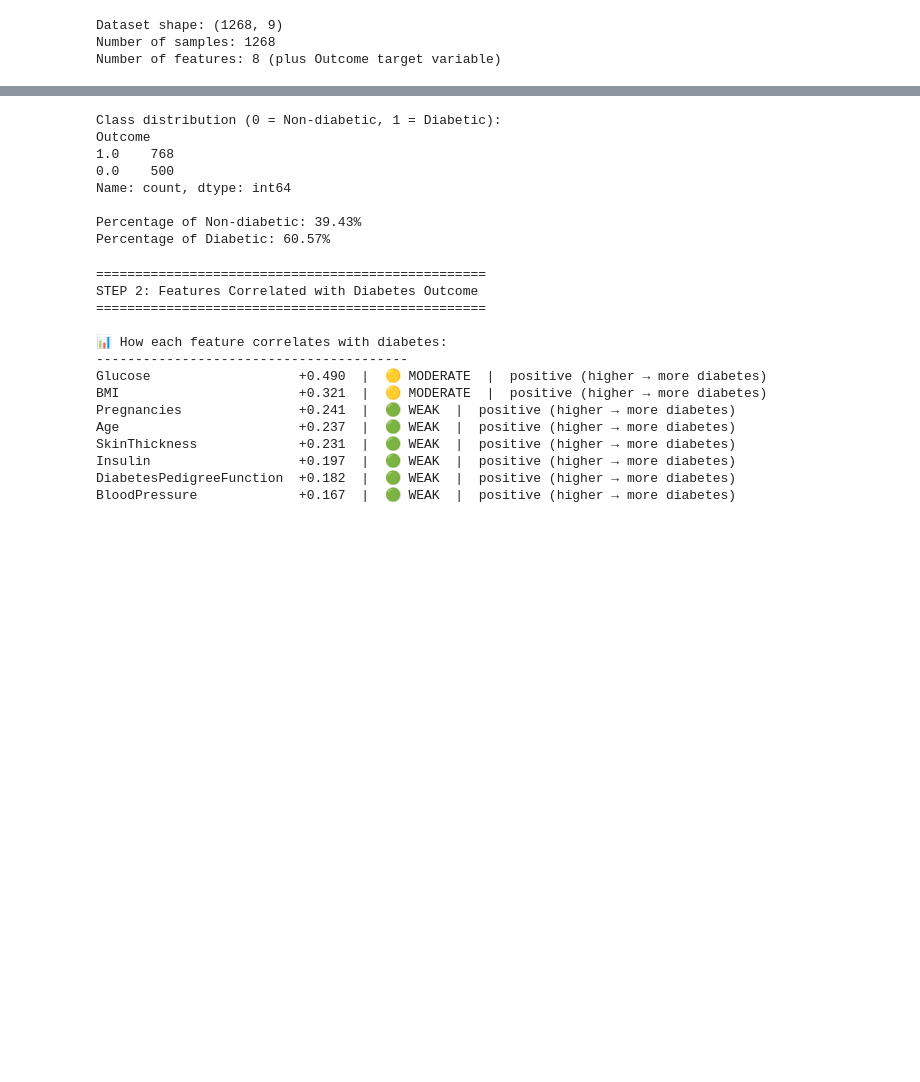
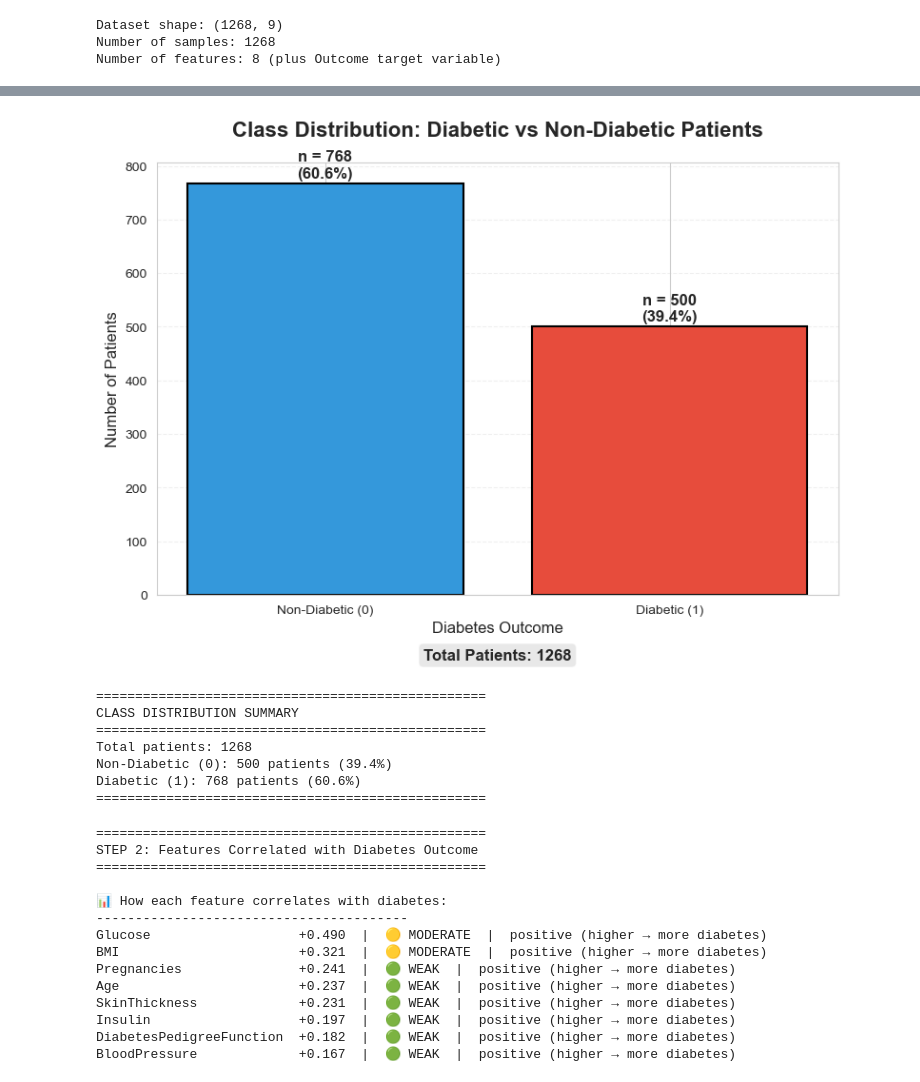
Before and after one commit to Kojo-blameless1/diabetes-prediction-ml, a Jupyter notebook: notebooks/ML_model.ipynb, the cells around one changed output, grey strips where cells are left out. Saved outputs shown, nothing was run; the diff lists cells and outputs as text; code cells hidden in the pictures; blank space fills up the shorter version.

```diff
--- a/notebooks/ML_model.ipynb
+++ b/notebooks/ML_model.ipynb
@@ -75,20 +76,68 @@ Summary statistics:
 | 75% | 7.000000 | 153.235122 | 80.629512 | 34.293428 | 150.478192 | 37.700000 | 0.670173 | 42.000000 | ... |
 | max | 18.000000 | 213.729681 | 122.000000 | 99.000000 | 846.000000 | 67.100000 | 2.420000 | 81.000000 | ... |
 # %%
-# Check for class balance
-print("Class distribution (0 = Non-diabetic, 1 = Diabetic):")
-print(df['Outcome'].value_counts())
-print(f"\nPercentage of Non-diabetic: {df['Outcome'].value_counts()[0]/len(df)*100:.2f}%")
-print(f"Percentage of Diabetic: {df['Outcome'].value_counts()[1]/len(df)*100:.2f}%")
+# ============================================
+# CLASS DISTRIBUTION BAR CHART
+# ============================================
+
+import matplotlib.pyplot as plt
+import seaborn as sns
+
+# Get class distribution
+class_counts = df['Outcome'].value_counts()
+class_percentages = df['Outcome'].value_counts(normalize=True) * 100
+
+# Create figure
+plt.figure(figsize=(8, 6))
+
+# Create bar chart
+bars = plt.bar(['Non-Diabetic (0)', 'Diabetic (1)'],
+               class_counts.values,
+               color=['#3498db', '#e74c3c'],
+               edgecolor='black',
+               linewidth=1.5)
+
+# Add value labels on top of bars
+for bar, count, percentage in zip(bars, class_counts.values, class_percentages.values):
+    height = bar.get_height()
+    plt.text(bar.get_x() + bar.get_width()/2., height + 5,
+             f'n = {count}\n({percentage:.1f}%)',
+             ha='center', va='bottom', fontsize=12, fontweight='bold')
+
+# Customize chart
+plt.title('Class Distribution: Diabetic vs Non-Diabetic Patients',
+          fontsize=16, fontweight='bold', pad=20)
+plt.ylabel('Number of Patients', fontsize=12)
+plt.xlabel('Diabetes Outcome', fontsize=12)
+plt.grid(axis='y', alpha=0.3, linestyle='--')
+
+# Add a text box with total count
+total = len(df)
+plt.text(0.5, -0.15, f'Total Patients: {total}',
+         transform=plt.gca().transAxes,
+         ha='center', fontsize=12, fontweight='bold',
+         bbox=dict(boxstyle='round', facecolor='lightgray', alpha=0.5))
+
+plt.tight_layout()
+plt.show()
+
+# Print summary statistics
+print("\n" + "="*50)
+print("CLASS DISTRIBUTION SUMMARY")
+print("="*50)
+print(f"Total patients: {total}")
+print(f"Non-Diabetic (0): {class_counts[0]} patients ({class_percentages[0]:.1f}%)")
+print(f"Diabetic (1): {class_counts[1]} patients ({class_percentages[1]:.1f}%)")
+print("="*50)
 # %% [output]
+[figure, added]
-Class distribution (0 = Non-diabetic, 1 = Diabetic):
-Outcome
-1.0    768
-0.0    500
-Name: count, dtype: int64
-
-Percentage of Non-diabetic: 39.43%
-Percentage of Diabetic: 60.57%
+==================================================
+CLASS DISTRIBUTION SUMMARY
+==================================================
+Total patients: 1268
+Non-Diabetic (0): 500 patients (39.4%)
+Diabetic (1): 768 patients (60.6%)
+==================================================
 # %%
 
 print("\n" + "="*50)
```
Also changed, not shown: parts of 4 cells of this notebook, 1 other file.
